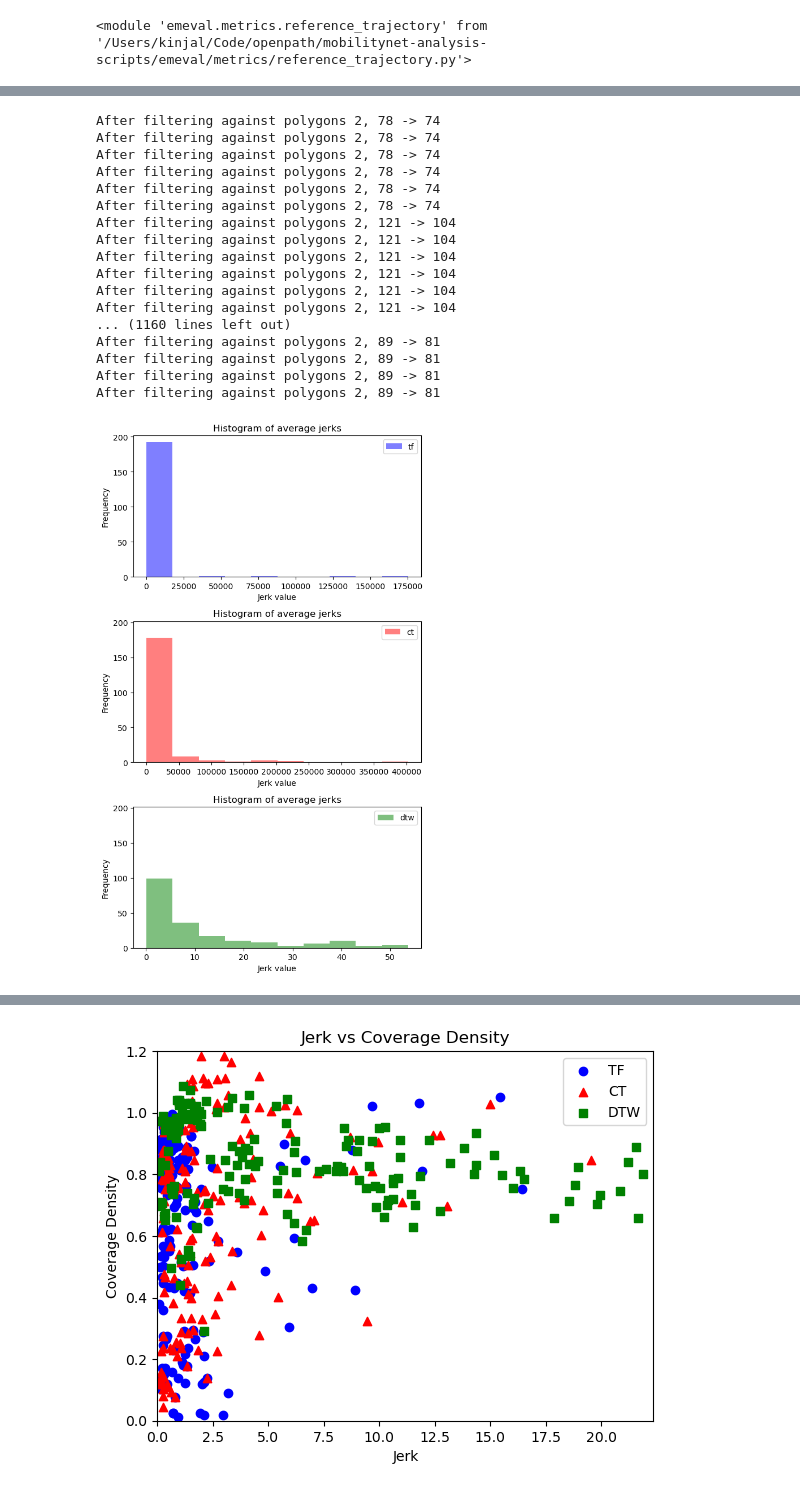
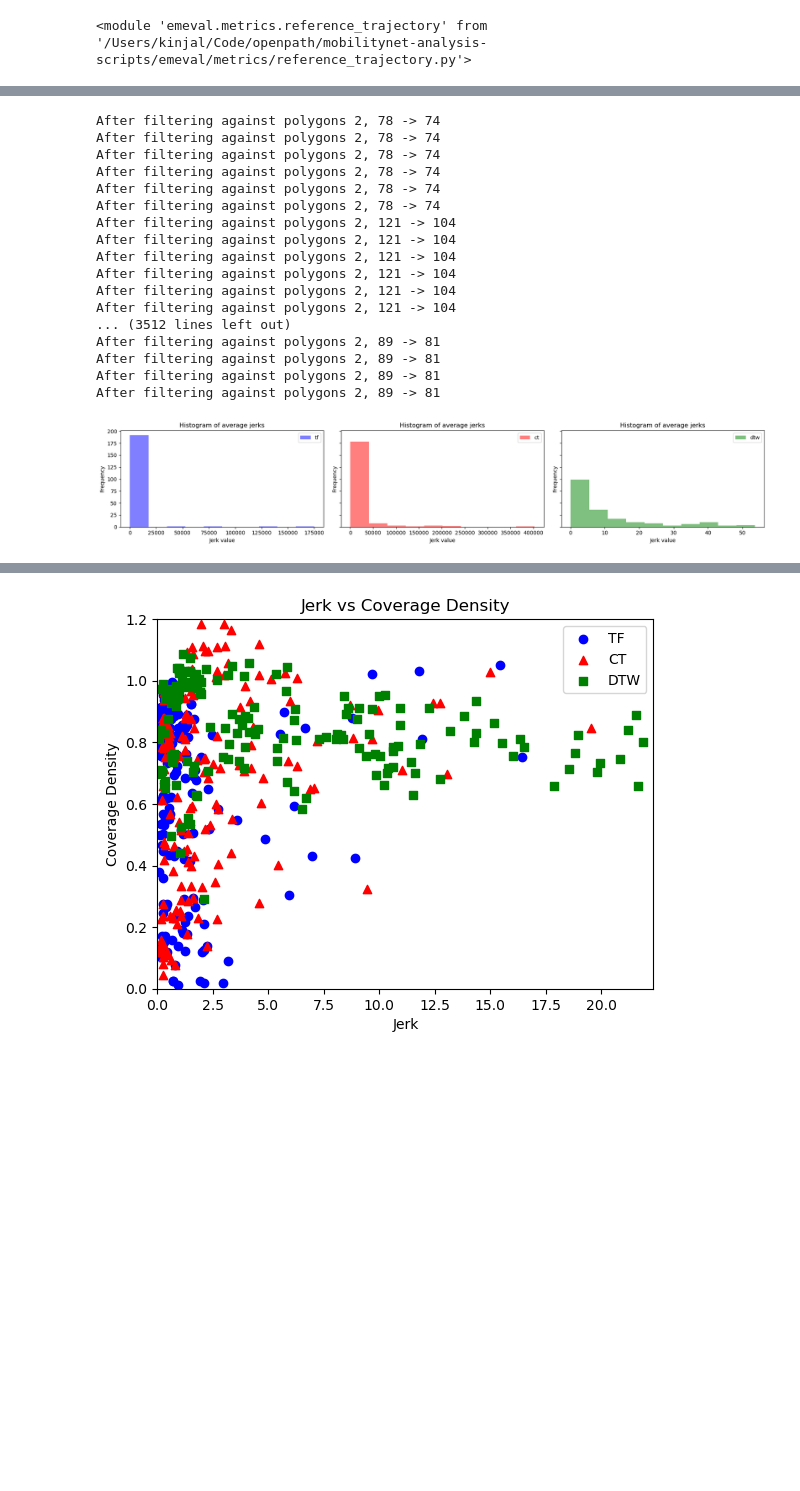
Before and after one commit to KG2468/mobilitynet-analysis-scripts, a Jupyter notebook: trajectory_evaluation_spatio_temporal_all.ipynb, the cells around one changed output, grey strips where cells are left out. Drawn from its saved outputs; the diff is of its cells as text; code cells hidden in the pictures; blank space fills up the shorter version.

```diff
--- a/trajectory_evaluation_spatio_temporal_all.ipynb
+++ b/trajectory_evaluation_spatio_temporal_all.ipynb
@@ -383,26 +383,26 @@ def spatial_error(e):
 
 
 with open("segment_stats_all.txt", "w") as f:
-    tree = ref_trees_all[0]
-    for trip in tree.keys():
-        f.write("trip: %s\n" % trip)
-        for segment in tree[trip].keys():
-            f.write("\tsegment: %s\n" % segment)
-            segment_stats = {}
-            if "reference_stats" in ref_trees_all[0][trip][segment]:
-                ref_trees_all[0][trip][segment]["reference_stats"]["gt_error"] = spatial_error(ref_trees_all[0][trip][segment])
-                segment_stats["tf"] = ref_trees_all[0][trip][segment]["reference_stats"]
-                f.write("\t\ttf:%s\n" % segment_stats["tf"])
-            if "reference_stats" in ref_trees_all[1][trip][segment]:
-                ref_trees_all[1][trip][segment]["reference_stats"]["gt_error"] = spatial_error(ref_trees_all[1][trip][segment])
-                segment_stats["ct"] = ref_trees_all[1][trip][segment]["reference_stats"]
-                f.write("\t\tct:%s\n" % segment_stats["ct"])
-            if "reference_stats" in ref_trees_all[2][trip][segment]:
-                ref_trees_all[2][trip][segment]["reference_stats"]["gt_error"] = spatial_error(ref_trees_all[2][trip][segment])
-                segment_stats["dtw"] = ref_trees_all[2][trip][segment]["reference_stats"]
-                f.write("\t\tdtw:%s\n" % segment_stats["dtw"])
-            # f.write("trip: %s\tsegment: %s\t%s\t%s\t%s\n" % (trip, segment, segment_stats["tf"], segment_stats["ct"], segment_stats["dtw"]))
-            f.write("\n")
+    for tree in ref_trees_all:
+        for trip in tree.keys():
+            # f.write("trip: %s\n" % trip)
+            for segment in tree[trip].keys():
+                # f.write("\tsegment: %s\n" % segment)
+                segment_stats = {}
+                if "reference_stats" in ref_trees_all[0][trip][segment]:
+                    ref_trees_all[0][trip][segment]["reference_stats"]["gt_error"] = spatial_error(ref_trees_all[0][trip][segment])
+                    segment_stats["tf"] = ref_trees_all[0][trip][segment]["reference_stats"]
+                    # f.write("\t\ttf:%s\n" % segment_stats["tf"])
+                if "reference_stats" in ref_trees_all[1][trip][segment]:
+                    ref_trees_all[1][trip][segment]["reference_stats"]["gt_error"] = spatial_error(ref_trees_all[1][trip][segment])
+                    segment_stats["ct"] = ref_trees_all[1][trip][segment]["reference_stats"]
+                    # f.write("\t\tct:%s\n" % segment_stats["ct"])
+                if "reference_stats" in ref_trees_all[2][trip][segment]:
+                    ref_trees_all[2][trip][segment]["reference_stats"]["gt_error"] = spatial_error(ref_trees_all[2][trip][segment])
+                    segment_stats["dtw"] = ref_trees_all[2][trip][segment]["reference_stats"]
+                    # f.write("\t\tdtw:%s\n" % segment_stats["dtw"])
+                # f.write("trip: %s\tsegment: %s\t%s\t%s\t%s\n" % (trip, segment, segment_stats["tf"], segment_stats["ct"], segment_stats["dtw"]))
+                # f.write("\n")
 # %% [output]
 After filtering against polygons 2, 78 -> 74
 After filtering against polygons 2, 78 -> 74
@@ -416,7 +416,7 @@ After filtering against polygons 2, 121 -> 104
 After filtering against polygons 2, 121 -> 104
 After filtering against polygons 2, 121 -> 104
 After filtering against polygons 2, 121 -> 104
-... (1160 lines left out)
+... (3512 lines left out)
 After filtering against polygons 2, 89 -> 81
 After filtering against polygons 2, 89 -> 81
 After filtering against polygons 2, 89 -> 81
@@ -472,6 +472,10 @@ dtw_coverages = {"coverage_density": [], "coverage_time": [], "coverage_max_gap"
 tf_segment_error = {}
 ct_segment_error = {}
 dtw_segment_error = {}
+
+tf_segment_jerk = {}
+ct_segment_jerk = {}
+dtw_segment_jerk = {}
 
 for trip in tree.keys():
     # f.write("trip: %s\n" % trip)
@@ -512,36 +516,47 @@ for trip in tree.keys():
             if trajectory_id not in dtw_segment_error:
                 dtw_segment_error[trajectory_id] = []
             dtw_segment_error[trajectory_id].append(dtw_coverages["gt_error"][-1])
+
+            if trajectory_id not in tf_segment_jerk:
+                tf_segment_jerk[trajectory_id] = []
+            tf_segment_jerk[trajectory_id].append(segment_stats["tf"]["median_jerk"])
+            if trajectory_id not in ct_segment_jerk:
+                ct_segment_jerk[trajectory_id] = []
+            ct_segment_jerk[trajectory_id].append(segment_stats["ct"]["median_jerk"])
+            if trajectory_id not in dtw_segment_jerk:
+                dtw_segment_jerk[trajectory_id] = []
+            dtw_segment_jerk[trajectory_id].append(segment_stats["dtw"]["median_jerk"])
             # f.write("\t\tdtw:%s\n" % segment_stats["dtw"])
 
         # f.write("\n")
 # %%
 #Plot histograms for all the average jerks
 #3 subplots
-fig, ax = plt.subplots(3, 1, figsize=(6, 10), sharex=False, sharey=True)
+fig, ax = plt.subplots(1, 3, figsize=(18, 3.5), sharex=False, sharey=True)#18,6 for original size
 ax[0].hist(tf_avg_jerks, alpha=0.5, bins=10, label='tf', color='b')
 ax[1].hist(ct_avg_jerks, alpha=0.5, bins=10, label='ct', color='r')
 ax[2].hist(dtw_avg_jerks, alpha=0.5, bins=10, label='dtw', color='g')
 
 ax[0].set_title('Histogram of average jerks')
 ax[0].set_xlabel('Jerk value')
 ax[0].set_ylabel('Frequency')
 ax[0].legend()
 
 ax[1].set_title('Histogram of average jerks')
 ax[1].set_xlabel('Jerk value')
 ax[1].set_ylabel('Frequency')
 ax[1].legend()
 
 ax[2].set_title('Histogram of average jerks')
 ax[2].set_xlabel('Jerk value')
 ax[2].set_ylabel('Frequency')
 ax[2].legend()
 
 plt.tight_layout()
+plt.savefig('../Multi_modal_spatio_temporal_reference_trajectory_creation_and_evaluation/plots/Histogram_avg_jerks_shortened.png', bbox_inches='tight')
 plt.show()
 # %% [output]
-[figure, old version]
+[figure, new version]
 # %%
 #Histogram of coverage density
 
```
Also changed, not shown: parts of 20 cells of this notebook, 2 other files.
